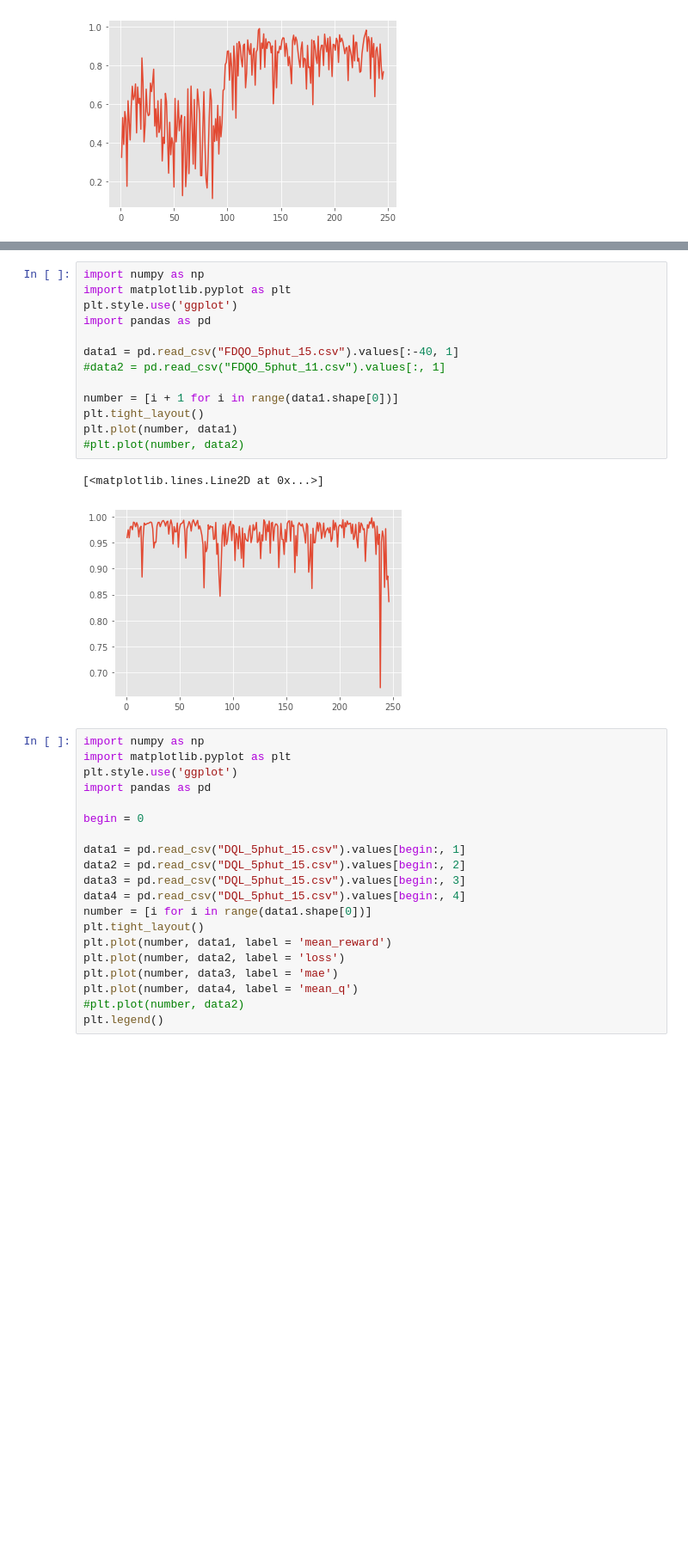
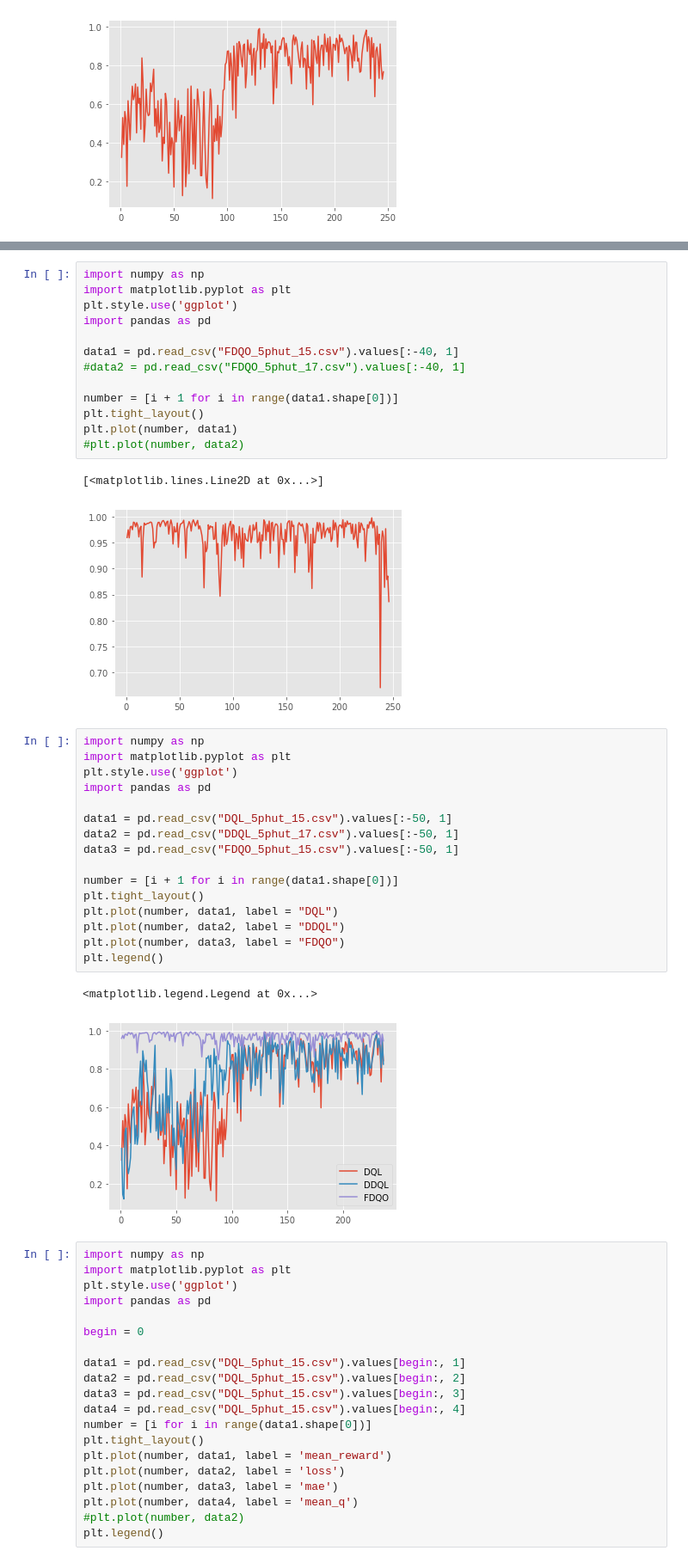
Before and after one commit to Tahuubinh/Offloading_to_Vehicles, a Jupyter notebook: Mec_ver4-main/code/Plot_test.ipynb, the cells around one changed output, grey strips where cells are left out. Shown at 86% size. Saved outputs shown, nothing was run; the diff lists cells and outputs as text; blank space fills up the shorter version.

```diff
--- a/Mec_ver4-main/code/Plot_test.ipynb
+++ b/Mec_ver4-main/code/Plot_test.ipynb
@@ -258,7 +259,7 @@ plt.style.use('ggplot')
 import pandas as pd
 
 data1 = pd.read_csv("FDQO_5phut_15.csv").values[:-40, 1]
-#data2 = pd.read_csv("FDQO_5phut_11.csv").values[:, 1]
+#data2 = pd.read_csv("FDQO_5phut_17.csv").values[:-40, 1]
 
 number = [i + 1 for i in range(data1.shape[0])]
 plt.tight_layout()
@@ -267,6 +268,25 @@ plt.plot(number, data1)
 # %% [output]
 [<matplotlib.lines.Line2D at 0x...>]
 [figure]
+# %%
+import numpy as np
+import matplotlib.pyplot as plt
+plt.style.use('ggplot')
+import pandas as pd
+
+data1 = pd.read_csv("DQL_5phut_15.csv").values[:-50, 1]
+data2 = pd.read_csv("DDQL_5phut_17.csv").values[:-50, 1]
+data3 = pd.read_csv("FDQO_5phut_15.csv").values[:-50, 1]
+
+number = [i + 1 for i in range(data1.shape[0])]
+plt.tight_layout()
+plt.plot(number, data1, label = "DQL")
+plt.plot(number, data2, label = "DDQL")
+plt.plot(number, data3, label = "FDQO")
+plt.legend()
+# %% [output]
+<matplotlib.legend.Legend at 0x...>
+[figure, added]
 # %%
 import numpy as np
 import matplotlib.pyplot as plt
```
Also changed, not shown: parts of 3 cells of this notebook, 19 other files.
